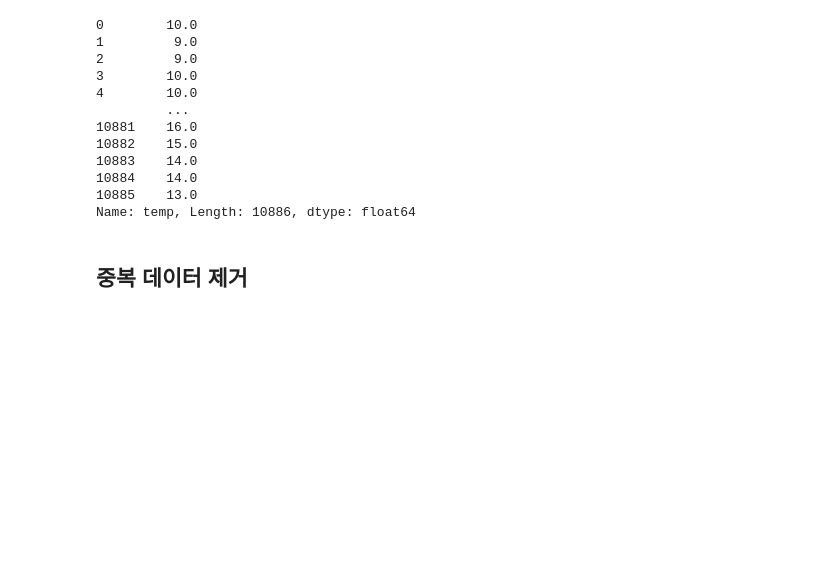
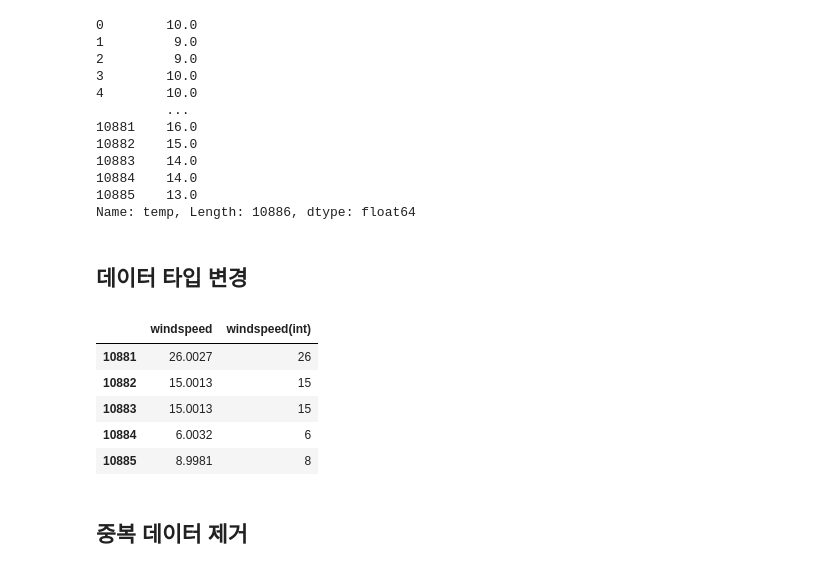
Before and after one commit to lsGee/TIL, a Jupyter notebook: 01.Python/python_ds_2.ipynb, the cells around one changed output. Drawn from its saved outputs; the diff is of its cells as text; code cells hidden in the pictures; blank space fills up the shorter version.

```diff
--- a/01.Python/python_ds_2.ipynb
+++ b/01.Python/python_ds_2.ipynb
@@ -110,6 +173,19 @@ train["temp"].round()
 10884    14.0
 10885    13.0
 Name: temp, Length: 10886, dtype: float64
+# %% [markdown]
+## 데이터 타입 변경
+# %%
+# float -> int
+train["windspeed(int)"] = train["windspeed"].astype("int")
+train[["windspeed", "windspeed(int)"]].tail()
+# %% [output]
+|  | windspeed | windspeed(int) |
+| 10881 | 26.0027 | 26 |
+| 10882 | 15.0013 | 15 |
+| 10883 | 15.0013 | 15 |
+| 10884 | 6.0032 | 6 |
+| 10885 | 8.9981 | 8 |
 # %% [markdown]
 ## 중복 데이터 제거
 # %%
```
Also changed, not shown: parts of 6 cells of this notebook.
